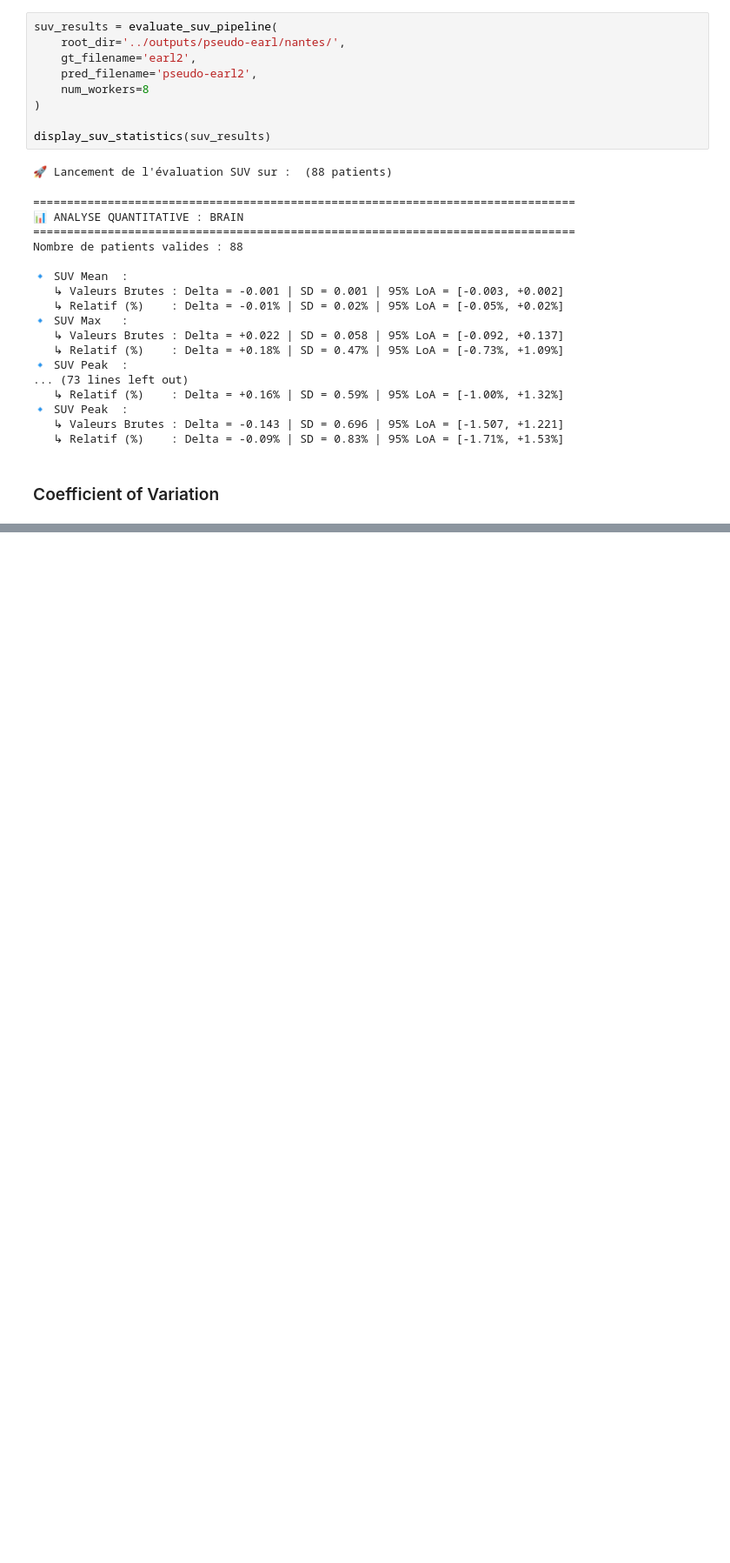
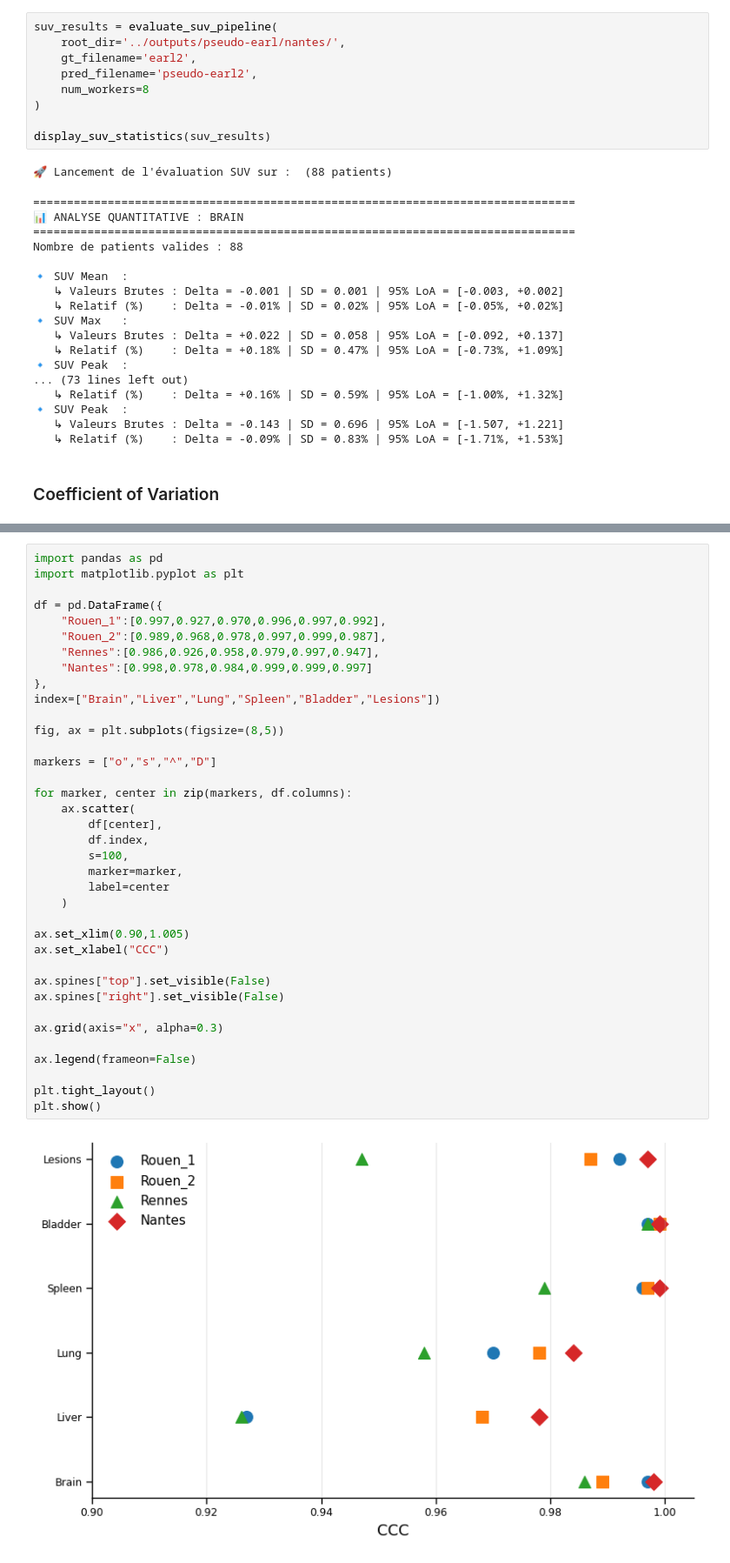
Before and after one commit to Arksyd96/federated-pet-harmonization, a Jupyter notebook: notebooks/pet_earl_translation_evaluation.ipynb, the cells around one changed output, grey strips where cells are left out. Shown at 87% size. Drawn from its saved outputs; the diff is of its cells as text; blank space fills up the shorter version.

```diff
--- a/notebooks/pet_earl_translation_evaluation.ipynb
+++ b/notebooks/pet_earl_translation_evaluation.ipynb
@@ -1749,0 +3102,39 @@ Name: Robust_COV, dtype: float64
+# %%
+import pandas as pd
+import matplotlib.pyplot as plt
+
+df = pd.DataFrame({
+    "Rouen_1":[0.997,0.927,0.970,0.996,0.997,0.992],
+    "Rouen_2":[0.989,0.968,0.978,0.997,0.999,0.987],
+    "Rennes":[0.986,0.926,0.958,0.979,0.997,0.947],
+    "Nantes":[0.998,0.978,0.984,0.999,0.999,0.997]
+},
+index=["Brain","Liver","Lung","Spleen","Bladder","Lesions"])
+
+fig, ax = plt.subplots(figsize=(8,5))
+
+markers = ["o","s","^","D"]
+
+for marker, center in zip(markers, df.columns):
+    ax.scatter(
+        df[center],
+        df.index,
+        s=100,
+        marker=marker,
+        label=center
+    )
+
+ax.set_xlim(0.90,1.005)
+ax.set_xlabel("CCC")
+
+ax.spines["top"].set_visible(False)
+ax.spines["right"].set_visible(False)
+
+ax.grid(axis="x", alpha=0.3)
+
+ax.legend(frameon=False)
+
+plt.tight_layout()
+plt.show()
+# %% [output]
+[figure, added]
```
Also changed, not shown: parts of 30 cells of this notebook.
